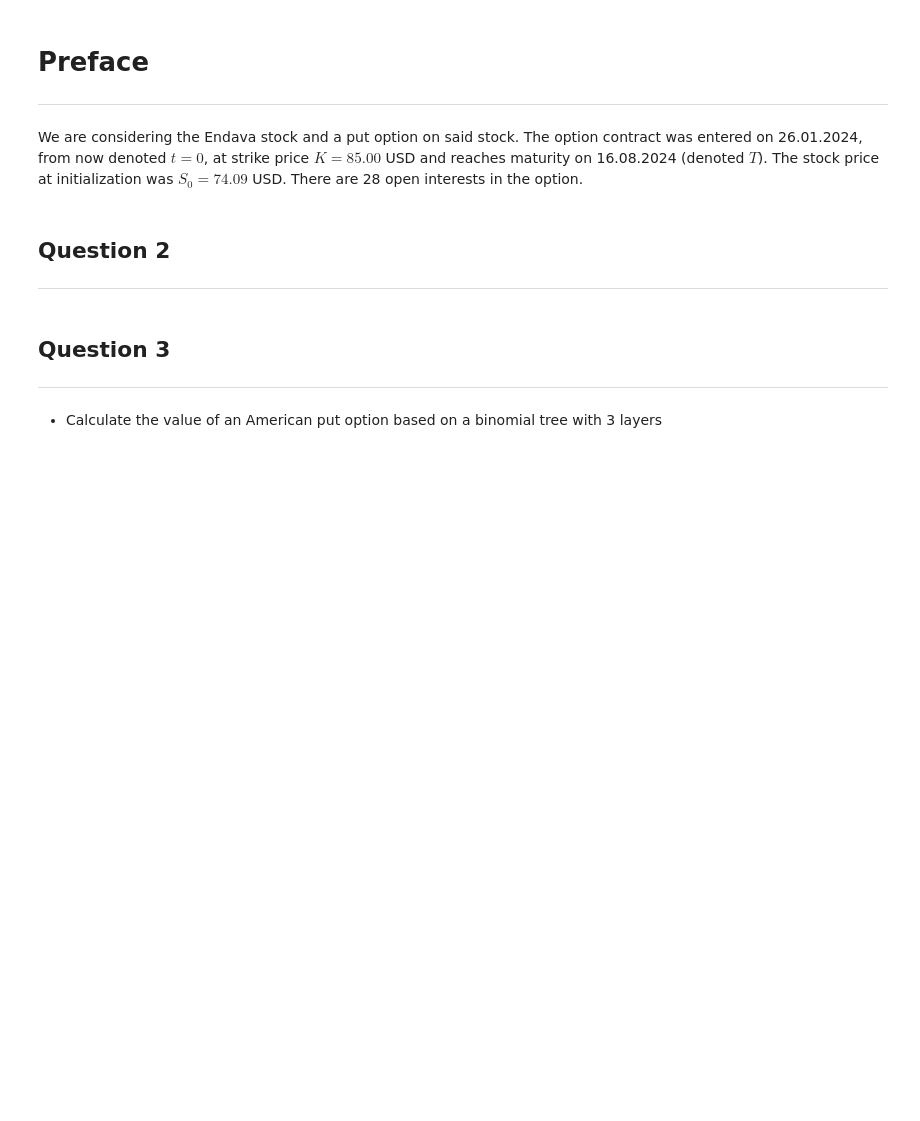
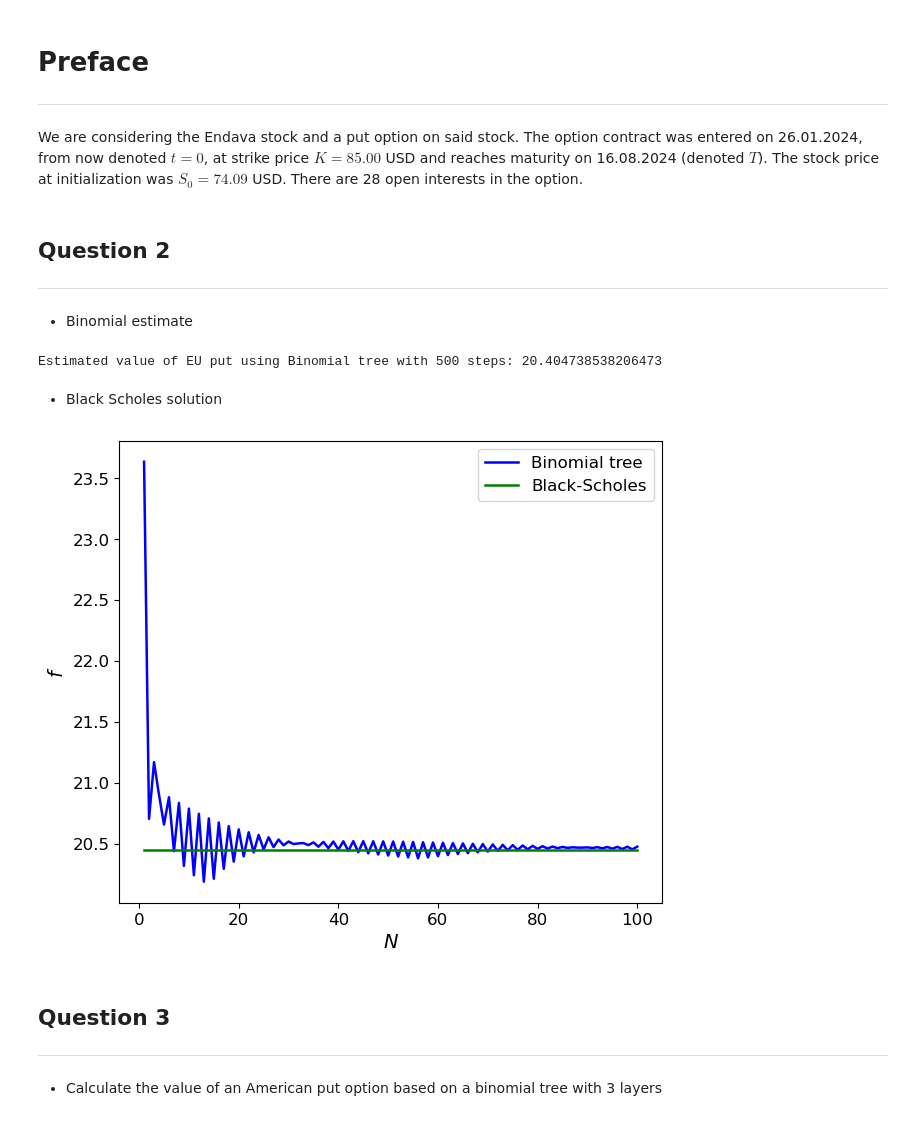
Before and after one commit to alexdupreez1/OptionPricingWithRealData, a Jupyter notebook: main.ipynb, the cells around one changed output. Cells and saved outputs as stored; diff of their text form; code cells hidden in the pictures; blank space fills up the shorter version.

Commit message:
Plotting changes

```diff
--- a/main.ipynb
+++ b/main.ipynb
@@ -41,5 +41,15 @@ sigma = np.sqrt(vol)
 # %% [markdown]
 ## Question 2
 ---
+# %% [markdown]
+* Binomial estimate
+# %%
+tree = build_tree(S_0, sigma, T, 50)
+value_EU_put = EuropeanPutOption(tree, T, r, K, sigma) [0][0]
+print(f"Estimated value of EU put using Binomial tree with 500 steps: {value_EU_put}")
+# %% [output]
+Estimated value of EU put using Binomial tree with 500 steps: 20.404738538206473
+# %% [markdown]
+* Black Scholes solution
 # %%
 Ns = np.arange(1, 101)
@@ -63,15 +74,18 @@ for N in Ns:
 
 differences = np.abs(np.array(binom_ests) - np.array(bs_ests))
 # %%
-plt.figure(figsize=(6, 5))
+plt.figure(figsize=(7, 6))
 plt.plot(Ns, binom_ests, label='Binomial tree', linestyle='-', linewidth=1.8, color = "b")
 plt.plot(Ns, bs_ests, label='Black-Scholes', linestyle='-', linewidth=1.8, color = "green")
-plt.xlabel('$N$', fontsize=14, fontweight='bold')
+plt.xlabel('$N$', fontsize=14)
 plt.ylabel('$f$', fontsize=14)
 plt.yticks(fontsize=12)
 plt.xticks(fontsize=12)
 plt.legend(fontsize=12)
+plt.savefig("plots/EU Put Option Convergence", dpi = 300)
 plt.show()
+# %% [output]
+[figure, added]
 # %% [markdown]
 ## Question 3
 ---
```
Also changed, not shown: parts of 14 cells of this notebook, 5 other files.
